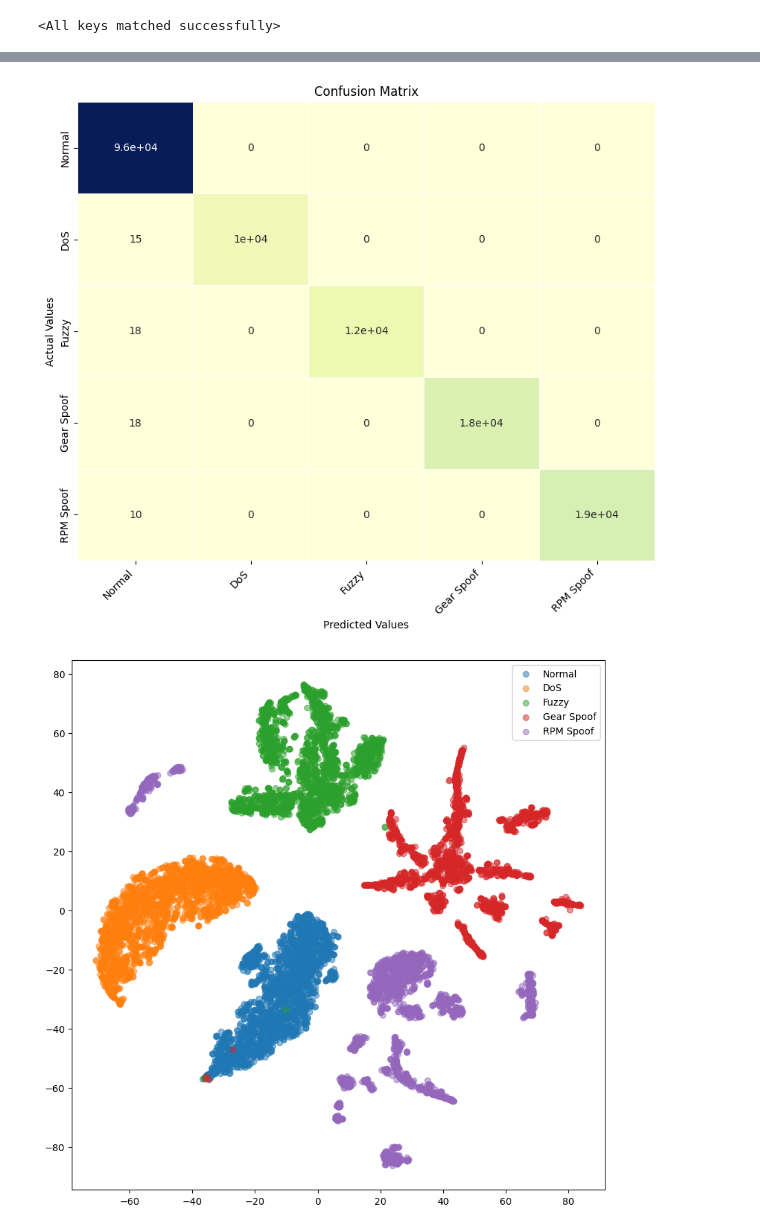
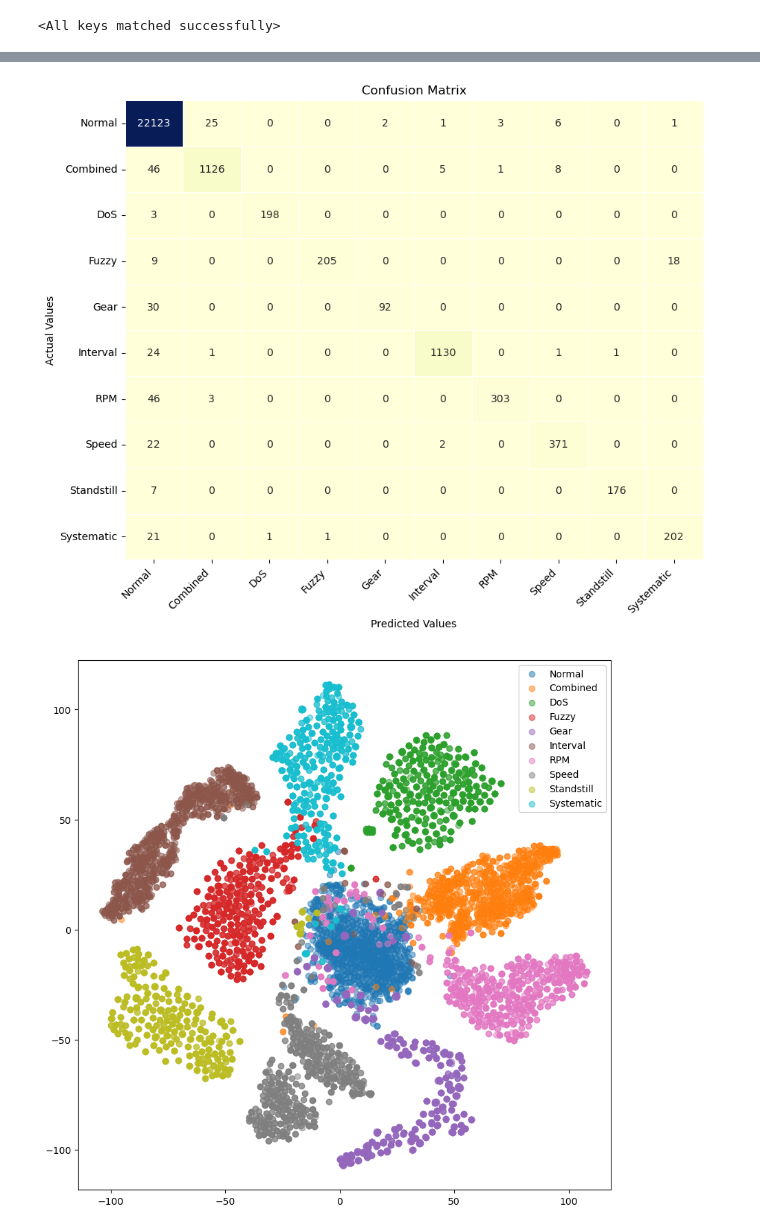
Before and after one commit to hieutt-engr/unicon-ids-macos, a Jupyter notebook: notebooks/new_test.ipynb, the cells around one changed output, grey strips where cells are left out. Drawn from its saved outputs; the diff is of its cells as text; code cells hidden in the pictures.

```diff
--- a/notebooks/new_test.ipynb
+++ b/notebooks/new_test.ipynb
@@ -57,7 +59,7 @@ classifier = LinearClassifier(num_classes=5)
 # %%
-save_path = '../save/CAN_models/UniCon/UniCon_CAN_resnet50_lr_0.05_decay_0.0001_bsz_64_temp_0.1_mixup_lambda_0.5_trial_can_v2_101424_160529_cosine_warm/'
-# /home/hieutt/UniCon/save/CAN_models/UniCon/UniCon_CAN_resnet50_lr_0.05_decay_0.0001_bsz_64_temp_0.1_mixup_lambda_0.5_trial_can_v2_101424_160529_cosine_warm/ckpt_epoch_20.pth
-ckpt_epoch = 62
+save_path = '../save/CAN-ML_models/UniCon/UniCon_CAN-ML_resnet50_lr_0.05_decay_0.0001_bsz_128_temp_0.07_mixup_lambda_0.5_trial_can_ml_cosine_warm/'
+# /Users/hieutran/lab/unicon-ids/save/CAN-ML_models/UniCon/UniCon_CAN-ML_resnet50_lr_0.05_decay_0.0001_bsz_128_temp_0.07_mixup_lambda_0.5_trial_can_ml_cosine_warm
+ckpt_epoch = 143
 # model_path = f'{save_path}/last.pth'
 model_path = f'{save_path}/ckpt_epoch_{ckpt_epoch}.pth'
 ckpt = torch.load(model_path, weights_only=False)
@@ -76,18 +78,20 @@ classifier.load_state_dict(state_dict=state_dict)
 <All keys matched successfully>
 # %%
 import numpy as np
+from sklearn.metrics import accuracy_score, classification_report
 import tqdm
 total_pred = np.empty(shape=(0), dtype=int)
 total_label = np.empty(shape=(0), dtype=int)
 total_embs = np.empty(shape=(0, 2048), dtype=float)
 
-model = model.cuda()
-classifier = classifier.cuda()
+model = model.to(device)
+classifier = classifier.to(device)
 model.eval()
 classifier.eval()
 with torch.no_grad():
     for images, labels in tqdm.tqdm(test_loader):
-        images = images.cuda(non_blocking=True)
+        # images = images.cuda(non_blocking=True)
+        images = images.to(device, non_blocking=True)
         embs = model.encoder(images)
         outputs = classifier(embs)
         _, pred = outputs.topk(1, 1, True, True)
@@ -97,4 +101,6 @@ with torch.no_grad():
         total_embs = np.concatenate((total_embs, embs), axis=0)
         total_pred = np.concatenate((total_pred, pred), axis=0)
         total_label = np.concatenate((total_label, labels), axis=0)
+
+
 # After the loop, total_pred, total_label, and total_embs will have accumulated data
@@ -139,9 +167,10 @@ def print_metrics_horizontal(metrics, class_names):
 #              'reverse_light_on', 'reverse_light_off', 'correlated_signal']
 # colors = ['#1f77b4', '#ff7f0e', '#2ca02c', '#d62728', '#9467bd', '#8c564b', '#e377c2']
 
-classes = ['Normal', 'DoS', 'Fuzzy', 'Gear Spoof', 'RPM Spoof']
-colors = ['#1f77b4', '#ff7f0e', '#2ca02c', '#d62728', '#9467bd']
-
+# classes = ['Normal', 'DoS', 'Fuzzy', 'Gear Spoof', 'RPM Spoof']
+# colors = ['#1f77b4', '#ff7f0e', '#2ca02c', '#d62728', '#9467bd']
+classes = ['Normal', 'Combined', 'DoS', 'Fuzzy', 'Gear', 'Interval', 'RPM', 'Speed', 'Standstill', 'Systematic']
+colors = ['#1f77b4', '#ff7f0e', '#2ca02c', '#d62728', '#9467bd', '#8c564b', '#e377c2', '#7f7f7f', '#bcbd22', '#17becf']
 n_classes = len(classes)
 # %%
 cm, results = cal_metric(total_label, total_pred)
@@ -163,7 +192,7 @@ def draw_confusion_matrix(cm, classes, save_dir=None):
                      index = classes,
                      columns = classes)
     plt.figure(figsize=(10,8))
-    sns.heatmap(cm_df, annot=True, cmap='YlGnBu', cbar=False, linewidths=0.5)
+    sns.heatmap(cm_df, fmt='d', annot=True, cmap='YlGnBu', cbar=False, linewidths=0.5)
     plt.xticks(rotation=45, ha='right')
     plt.title('Confusion Matrix')
     plt.ylabel('Actual Values')
@@ -172,9 +201,9 @@ def draw_confusion_matrix(cm, classes, save_dir=None):
         plt.savefig(save_dir.format(ckpt_epoch), dpi=300)
     plt.show()
 # %%
-draw_confusion_matrix(cm, classes, save_dir='../pic/conf_matrix/confusion_matrix_unicon_can_{}.png')
+draw_confusion_matrix(cm, classes, save_dir='../pic/conf_matrix/confusion_matrix_unicon_can_ml_{}.png')
 # %% [output]
-[figure, old version]
+[figure, new version]
 # %%
 np.random.seed(100)
 indices = np.empty(shape=(0), dtype=int)
@@ -206,6 +235,6 @@ def plot_embeddings(embeddings, targets, xlim=None, ylim=None, save_dir=None):
     plt.legend(classes)
     plt.savefig(save_dir.format(ckpt_epoch), dpi=300)
 # %%
-plot_embeddings(new_embs, total_label[indices], save_dir='../pic/tsne/tsne_unicon_can_{}.png')
+plot_embeddings(new_embs, total_label[indices], save_dir='../pic/tsne/tsne_unicon_can_ml_{}.png')
 # %% [output]
-[figure, old version]
+[figure, new version]
```
Also changed, not shown: parts of 10 cells of this notebook, 9 other files.
